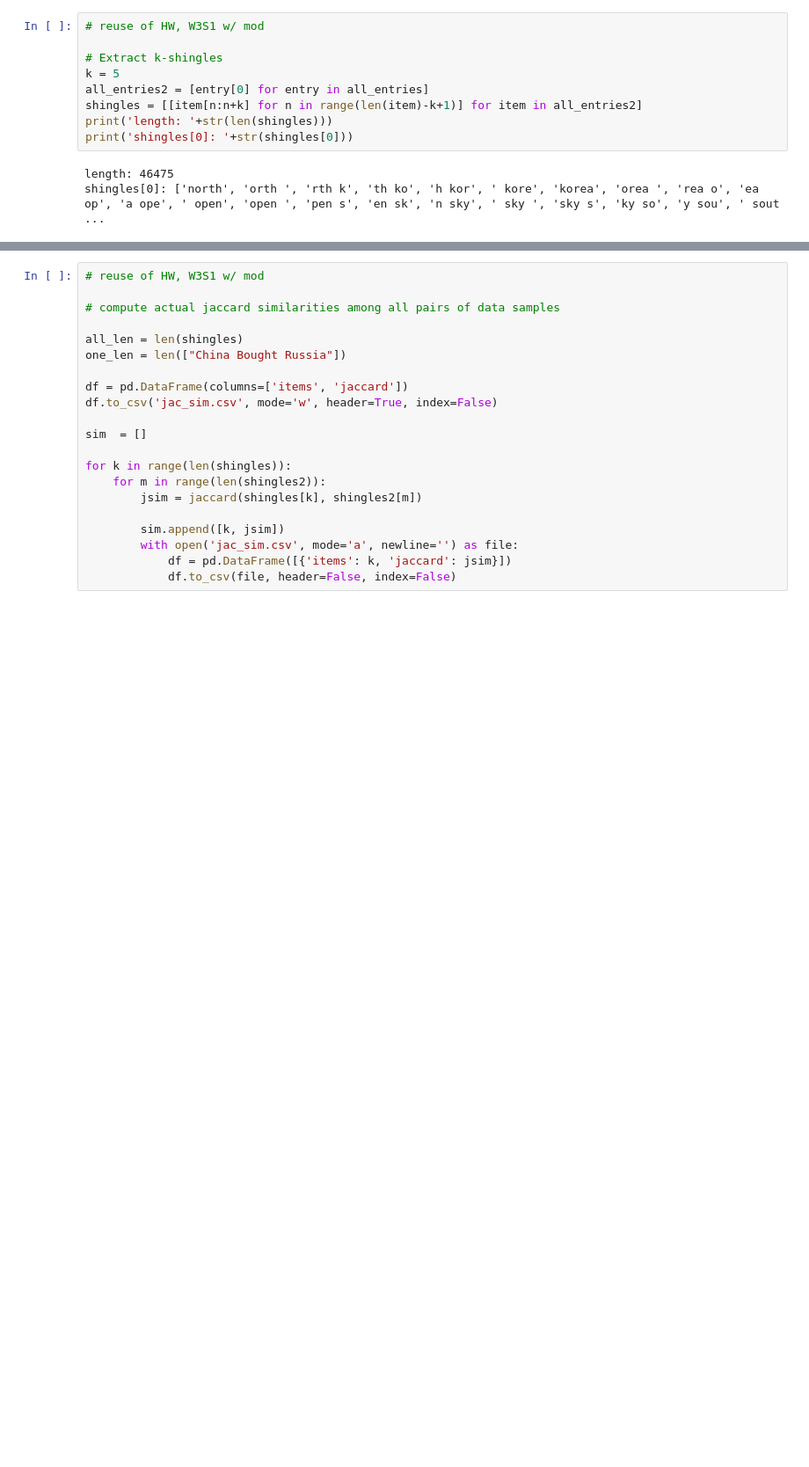
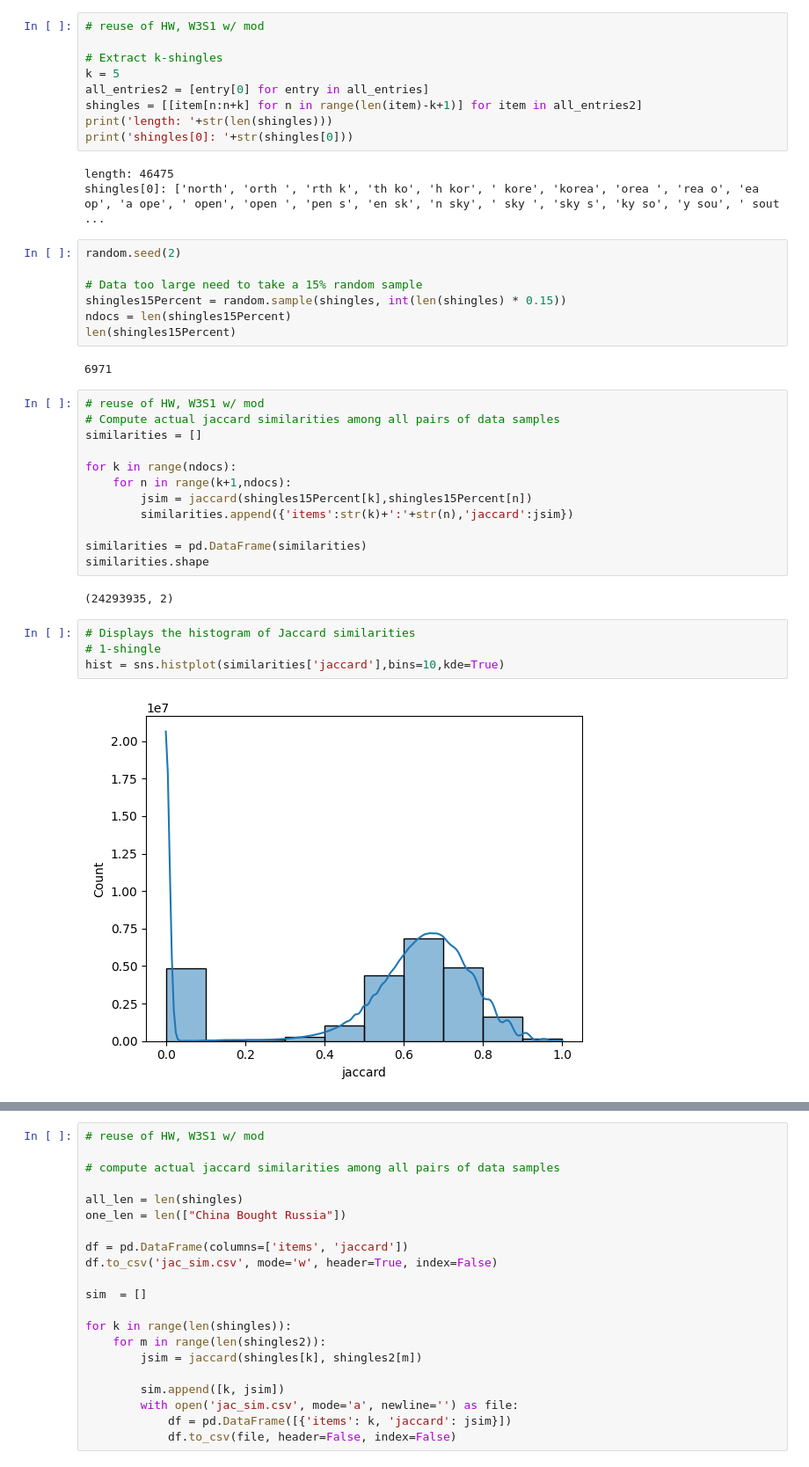
Before and after one commit to Vincent-G-Van/cmpe-256-project, a Jupyter notebook: data_jaccard.ipynb, the cells around one changed output, grey strips where cells are left out. Shown: that part at 88% size. Saved outputs shown, nothing was run; the diff lists cells and outputs as text; blank space fills up the shorter version.

Commit message:
added plots

```diff
--- a/data_jaccard.ipynb
+++ b/data_jaccard.ipynb
@@ -75,3 +78,32 @@ print('shingles[0]: '+str(shingles[0]))
 # %% [output]
 length: 46475
 shingles[0]: ['north', 'orth ', 'rth k', 'th ko', 'h kor', ' kore', 'korea', 'orea ', 'rea o', 'ea op', 'a ope', ' open', 'open ', 'pen s', 'en sk', 'n sky', ' sky ', 'sky s', 'ky so', 'y sou', ' sout ...
+# %%
+random.seed(2)
+
+# Data too large need to take a 15% random sample
+shingles15Percent = random.sample(shingles, int(len(shingles) * 0.15))
+ndocs = len(shingles15Percent)
+len(shingles15Percent)
+# %% [output]
+6971
+# %%
+# reuse of HW, W3S1 w/ mod
+# Compute actual jaccard similarities among all pairs of data samples
+similarities = []
+
+for k in range(ndocs):
+    for n in range(k+1,ndocs):
+        jsim = jaccard(shingles15Percent[k],shingles15Percent[n])
+        similarities.append({'items':str(k)+':'+str(n),'jaccard':jsim})
+
+similarities = pd.DataFrame(similarities)
+similarities.shape
+# %% [output]
+(24293935, 2)
+# %%
+# Displays the histogram of Jaccard similarities
+# 1-shingle
+hist = sns.histplot(similarities['jaccard'],bins=10,kde=True)
+# %% [output]
+[figure, added]
```
Also changed, not shown: parts of 8 cells of this notebook.
